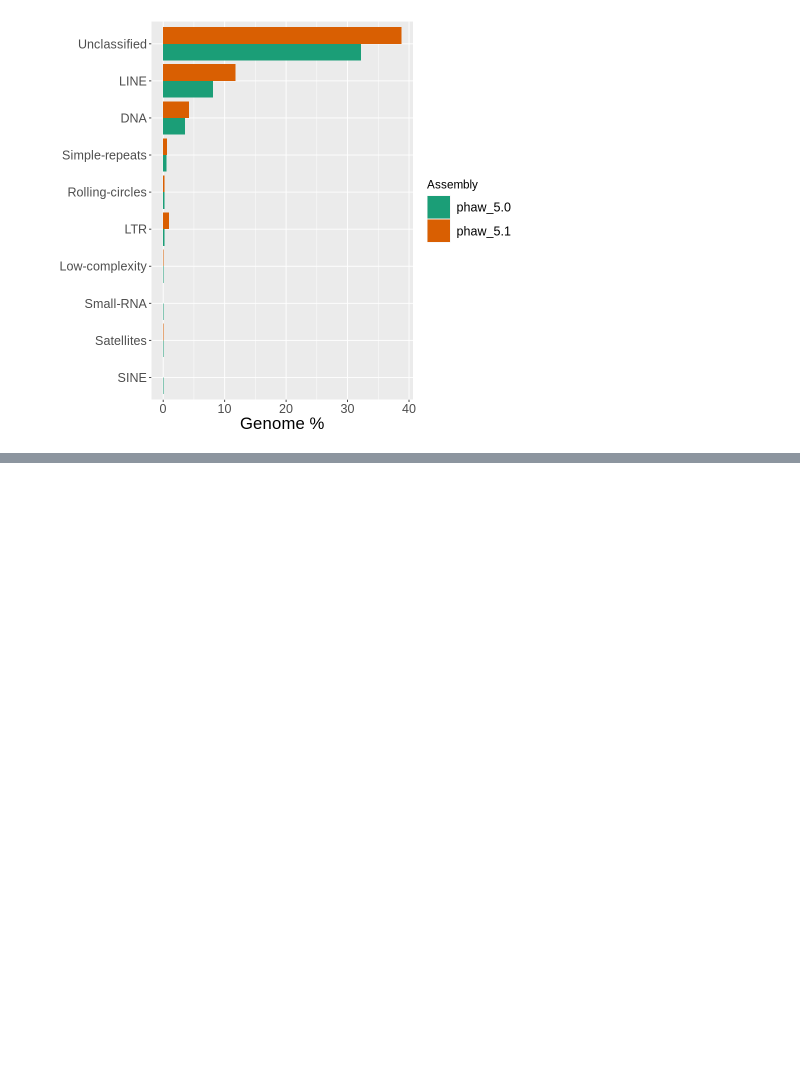
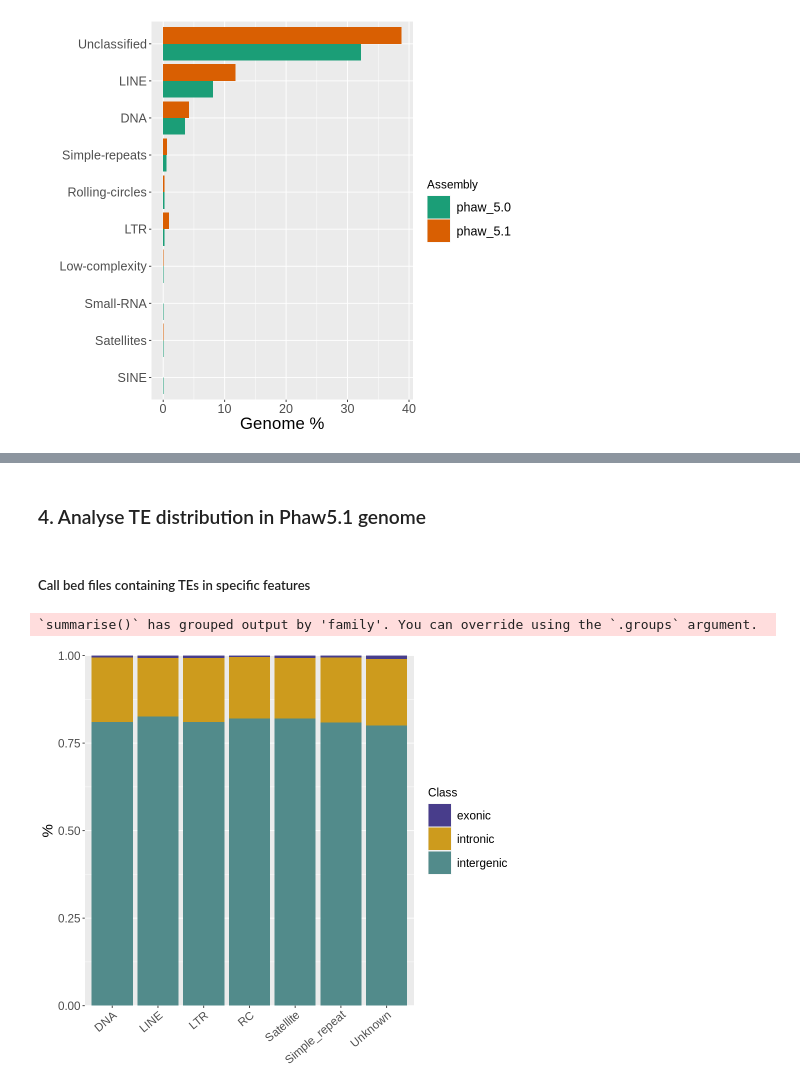
Before and after one commit to Mjaraespejo/Parhyale_MZT_ZGA, a Jupyter notebook: Notebooks/2_2_TEannotation_analysis.ipynb, the cells around one changed output, grey strips where cells are left out. Saved outputs shown, nothing was run; the diff lists cells and outputs as text; code cells hidden in the pictures; blank space fills up the shorter version.

```diff
--- a/Notebooks/2_2_TEannotation_analysis.ipynb
+++ b/Notebooks/2_2_TEannotation_analysis.ipynb
@@ -84,0 +113,5 @@ ylab("Genome %") + xlab("") +
+# %%
+te_families = read.table("/drives/ssd1/manuel/phaw/2022_analysis/te_analysis/te_expression/TE_Id_Family_full.txt",header = F,stringsAsFactors = F,sep = "\t")
+te_families <- te_families %>% separate(col=V2, into=c("scaff","start", "end"),sep = ":") %>%
+  mutate(TE= paste(scaff,start,end,sep=","),teFamily = V3) %>% select(TE,teFamily)
+te_families <- te_families  %>% separate(teFamily, into = c("family","subFam"),sep= "/",remove = F)
@@ -84,0 +159,36 @@ ylab("Genome %") + xlab("") +
+# %% [markdown]
+### 4. Analyse TE distribution in Phaw5.1 genome
+# %% [markdown]
+##### Call bed files containing TEs in specific features
+# %%
+intronicTEs = read.table("/drives/ssd1/manuel/phaw/2022_analysis/te_analysis/te_methylation/intronicTEs.bed",header = F,stringsAsFactors = F,sep = "\t")
+intronicTEs <- intronicTEs %>% mutate(TE = paste(V1,V2,V3,sep=",")) %>% select(TE,V6,V10)
+
+exonicTEs = read.table("/drives/ssd1/manuel/phaw/2022_analysis/te_analysis/te_methylation/exonicTEs.bed",header = F,stringsAsFactors = F,sep = "\t")
+exonicTEs <- exonicTEs %>% mutate(TE = paste(V1,V2,V3,sep=",")) %>% select(TE,V6,V10)
+
+intergenicTEs = read.table("/drives/ssd1/manuel/phaw/2022_analysis/te_analysis/te_methylation/intergenicTEs.bed",header = F,stringsAsFactors = F,sep = "\t")
+intergenicTEs <- intergenicTEs %>% mutate(TE = paste(V1,V2,V3,sep=",")) %>% select(TE,V6)
+# %%
+options(repr.plot.width=8, repr.plot.height=7)
+
+TE_distriutionbyFam <- te_families %>% #sample_n(30000) %>%
+mutate(Class = ifelse(TE %in% intronicTEs$TE, "intronic",
+                      ifelse(TE %in% exonicTEs$TE,"exonic","intergenic"))) %>%
+  mutate(Class = factor(Class,levels = c("NA","exonic","intronic","intergenic"))) %>%
+  arrange(Class) %>% filter(Class != "NA") %>%
+  group_by(family,Class) %>% dplyr::summarise(n=n()) %>%
+  ggplot(aes(fill =Class,x=family,y=n)) +
+  geom_bar(position="fill", stat="identity") + ylab("%")+ xlab(NULL) +
+  scale_fill_manual(values = c("darkslateblue","goldenrod3","darkslategray4")) +
+  scale_y_continuous(expand = c(0, 0)) +
+  theme(axis.text.x = element_text(size = 14,angle=40,hjust = 1),axis.title = element_text(size = 18),
+        axis.text.y = element_text(size = 14),legend.title = element_text(size = 14), legend.text = element_text(size = 14),
+        legend.key.size = unit(1, 'cm'))
+
+#tiff("TE_distriutionbyFam.tiff", width = 5, height = 4, units = "in",res = 400,compression = "lzw")
+TE_distriutionbyFam
+#dev.off()
+# %% [output]
+`summarise()` has grouped output by 'family'. You can override using the `.groups` argument.
+[figure, added]
```
Also changed, not shown: parts of 6 cells of this notebook.
